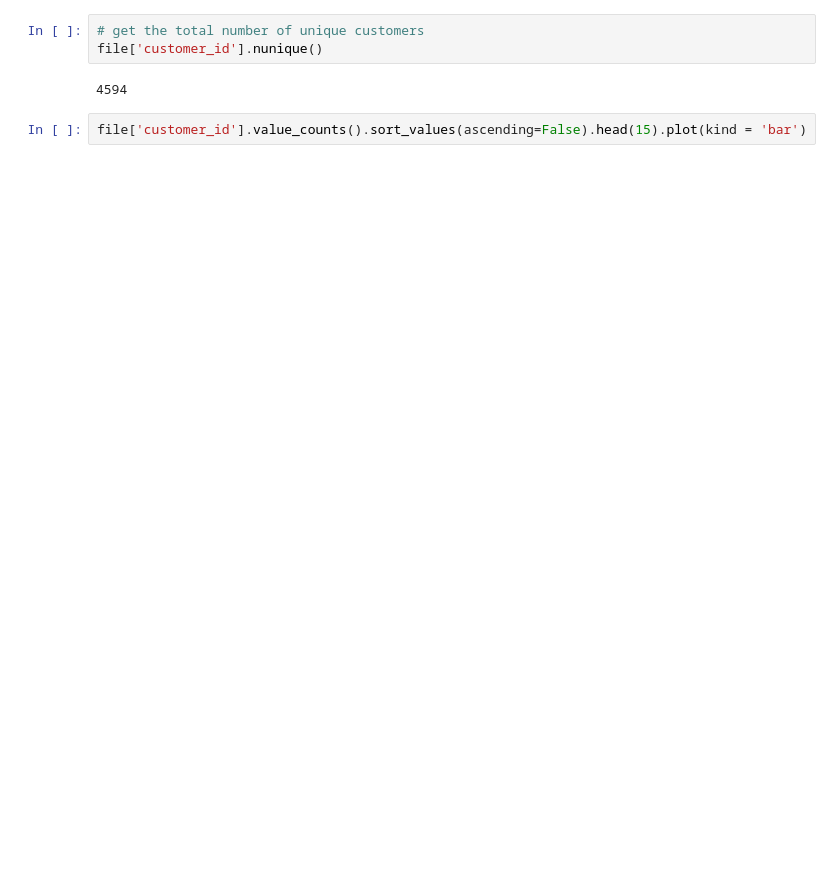
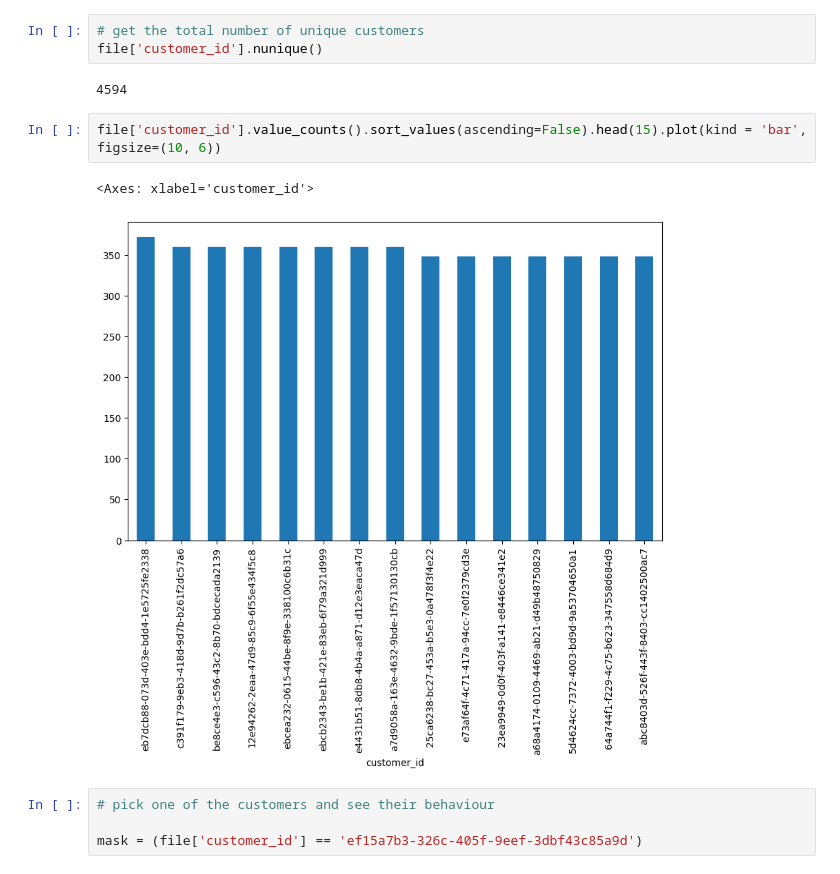
Before and after one commit to Adelegan-JD/TASKS, a Jupyter notebook: Week_7/adelegan_deborah_task15.ipynb, the cells around one changed output. Saved outputs shown, nothing was run; the diff lists cells and outputs as text; blank space fills up the shorter version.

```diff
--- a/Week_7/adelegan_deborah_task15.ipynb
+++ b/Week_7/adelegan_deborah_task15.ipynb
@@ -200,4 +200,11 @@ file['customer_id'].nunique()
 # %% [output]
 4594
 # %%
-file['customer_id'].value_counts().sort_values(ascending=False).head(15).plot(kind = 'bar')
+file['customer_id'].value_counts().sort_values(ascending=False).head(15).plot(kind = 'bar', figsize=(10, 6))
+# %% [output]
+<Axes: xlabel='customer_id'>
+[figure, added]
+# %%
+# pick one of the customers and see their behaviour
+
+mask = (file['customer_id'] == 'ef15a7b3-326c-405f-9eef-3dbf43c85a9d')
```
Also changed, not shown: parts of 2 cells of this notebook, 1 other file.
